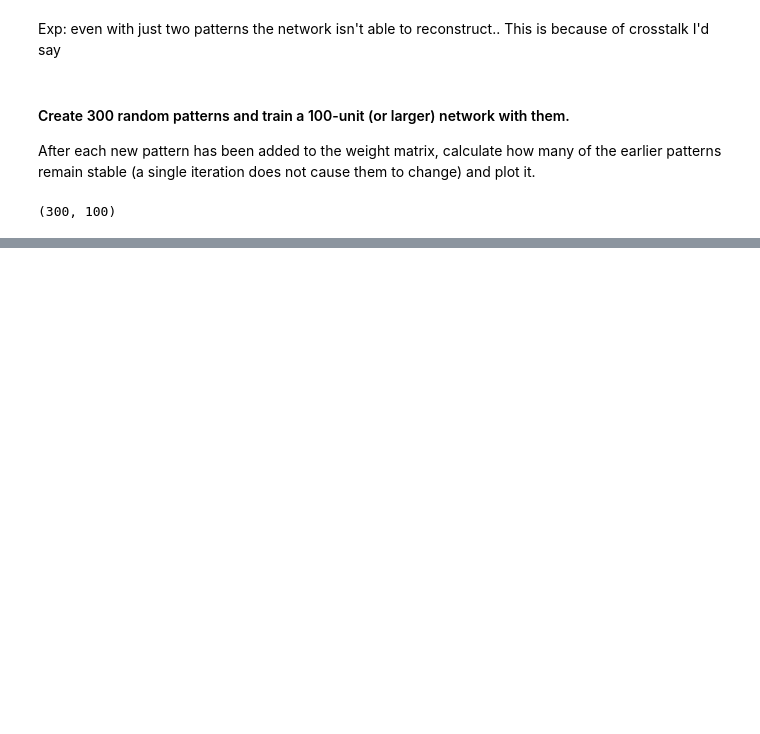
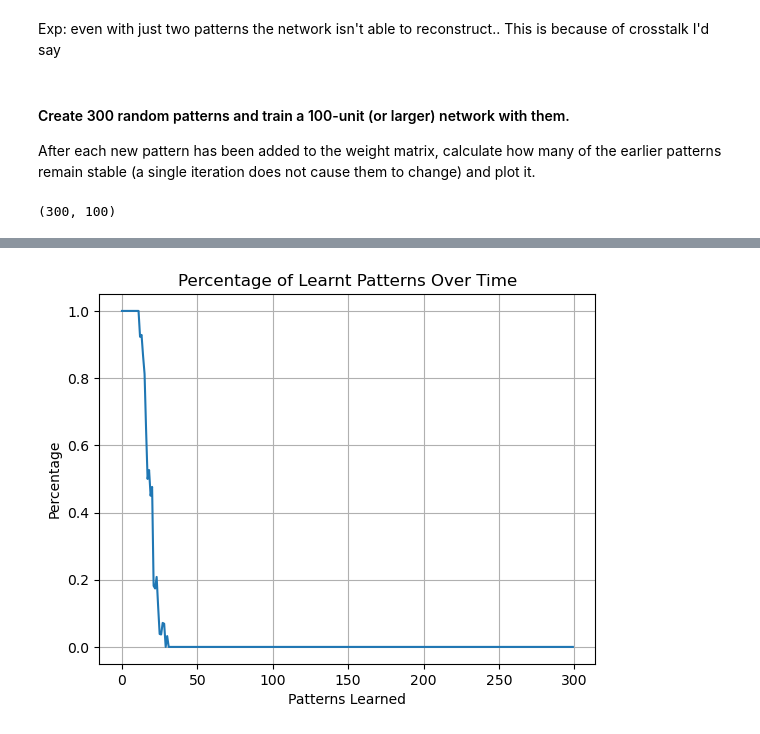
Before and after one commit to Seyoooo/ANNandDAlabs, a Jupyter notebook: lab3/lab3 copy 2.ipynb, the cells around one changed output, grey strips where cells are left out. Saved outputs shown, nothing was run; the diff lists cells and outputs as text; code cells hidden in the pictures; blank space fills up the shorter version.

```diff
--- a/lab3/lab3 copy 2.ipynb
+++ b/lab3/lab3 copy 2.ipynb
@@ -581,0 +624,16 @@ array([[ 0.        , -0.01010101, -0.01010099, ...,  0.01010101,
+# %%
+time_steps = np.arange(len(percentages_learnt_patterns))
+
+# Create the line plot
+plt.plot(time_steps, percentages_learnt_patterns, marker='', linestyle='-')
+
+# Add labels and title
+plt.xlabel('Patterns Learned')
+plt.ylabel('Percentage')
+plt.title('Percentage of Learnt Patterns Over Time')
+
+# Display the plot
+plt.grid()
+plt.show()
+# %% [output]
+[figure, added]
```
Also changed, not shown: parts of 21 cells of this notebook.
